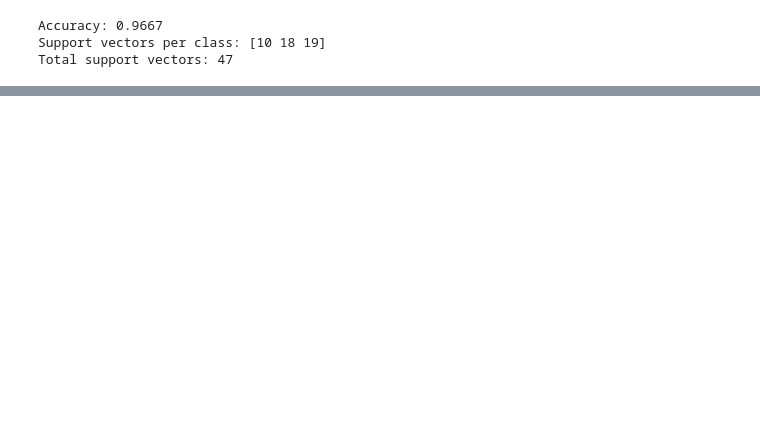
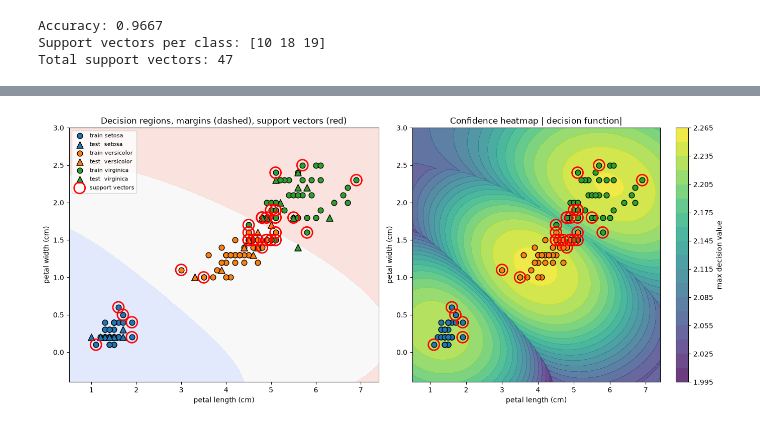
Before and after one commit to Saransh-Basu-01/AI_Engineering, a Jupyter notebook: Machine_learning_Fundamentals/Support_Vector_machines/sklearn.ipynb, the cells around one changed output, grey strips where cells are left out. Drawn from its saved outputs; the diff is of its cells as text; code cells hidden in the pictures; blank space fills up the shorter version.

Commit message:
added some awesome visualizations

```diff
--- a/Machine_learning_Fundamentals/Support_Vector_machines/sklearn.ipynb
+++ b/Machine_learning_Fundamentals/Support_Vector_machines/sklearn.ipynb
@@ -35,0 +38,88 @@ clf = Pipeline([
+# %%
+import numpy as np
+import matplotlib.pyplot as plt
+from sklearn.datasets import load_iris
+from sklearn.model_selection import train_test_split
+from sklearn.svm import SVC
+from sklearn.preprocessing import StandardScaler
+from sklearn.pipeline import Pipeline
+
+# --- load iris, keep 2 features: petal length (idx 2), petal width (idx 3) ---
+iris = load_iris()
+X = iris.data[:, [2, 3]]
+y = iris.target
+
+X_train, X_test, y_train, y_test = train_test_split(
+    X, y, test_size=0.2, random_state=42, stratify=y
+)
+
+clf = Pipeline([
+    ("scaler", StandardScaler()),
+    ("svm", SVC(kernel="rbf", C=1.0, gamma="scale")),
+])
+clf.fit(X_train, y_train)
+print(f"Accuracy: {clf.score(X_test, y_test):.4f}")
+
+# --- build a fine grid over the SCALED feature space ---
+scaler = clf["scaler"]
+svm = clf["svm"]
+
+x_min, x_max = X[:, 0].min() - 0.5, X[:, 0].max() + 0.5
+y_min, y_max = X[:, 1].min() - 0.5, X[:, 1].max() + 0.5
+xx, yy = np.meshgrid(np.linspace(x_min, x_max, 500),
+                     np.linspace(y_min, y_max, 500))
+grid = np.c_[xx.ravel(), yy.ravel()]
+
+# decision_function: for 3 classes returns (n, 3) — use max for "confidence"
+Z = svm.decision_function(scaler.transform(grid)).reshape(xx.shape[0], xx.shape[1], -1)
+Zmax = Z.max(axis=2)                  # per-class score; margins at Zmax == 1
+
+# --- plot ---
+fig, axes = plt.subplots(1, 2, figsize=(14, 6))
+
+# left: decision regions + margins
+ax = axes[0]
+# filled decision regions
+Zpred = svm.predict(scaler.transform(grid)).reshape(xx.shape)
+ax.contourf(xx, yy, Zpred, alpha=0.2, cmap="coolwarm", levels=[-0.5, 0.5, 1.5, 2.5])
+# decision boundary (Zmax == 0) and margins (Zmax == ±1) for the "top" class
+ax.contour(xx, yy, Zmax, levels=[-1, 0, 1], colors="k",
+           linestyles=["--", "-", "--"], linewidths=[1, 2, 1])
+
+colors = ["tab:blue", "tab:orange", "tab:green"]
+for cls in range(3):
+    m_tr = y_train == cls
+    m_te = y_test == cls
+    ax.scatter(X_train[m_tr, 0], X_train[m_tr, 1], c=colors[cls],
+               marker="o", edgecolor="k", s=60, label=f"train {iris.target_names[cls]}")
+    ax.scatter(X_test[m_te, 0], X_test[m_te, 1], c=colors[cls],
+               marker="^", edgecolor="k", s=90, label=f"test  {iris.target_names[cls]}")
+
+# highlight support vectors
+sv = X_train[svm.support_]
+ax.scatter(sv[:, 0], sv[:, 1], s=250, facecolors="none",
+           edgecolors="red", linewidths=2, label="support vectors")
+
+ax.set_xlabel("petal length (cm)")
+ax.set_ylabel("petal width (cm)")
+ax.set_title("Decision regions, margins (dashed), support vectors (red)")
+ax.legend(loc="upper left", fontsize=8)
+
+# right: |decision_function| — distance-to-boundary heatmap
+ax = axes[1]
+im = ax.contourf(xx, yy, Zmax, levels=20, cmap="viridis", alpha=0.8)
+ax.contour(xx, yy, Zmax, levels=[-1, 0, 1], colors="white",
+           linestyles=["--", "-", "--"], linewidths=[1, 2, 1])
+for cls in range(3):
+    m = y_train == cls
+    ax.scatter(X_train[m, 0], X_train[m, 1], c=colors[cls],
+               marker="o", edgecolor="k", s=60)
+ax.scatter(sv[:, 0], sv[:, 1], s=250, facecolors="none",
+           edgecolors="red", linewidths=2)
+ax.set_xlabel("petal length (cm)")
+ax.set_ylabel("petal width (cm)")
+ax.set_title("Confidence heatmap | decision function|")
+plt.colorbar(im, ax=ax, label="max decision value")
+plt.tight_layout()
+plt.show()
+# %% [output]
@@ -35,0 +127 @@ clf = Pipeline([
+[figure, added]
```
Also changed, not shown: parts of 5 cells of this notebook.
